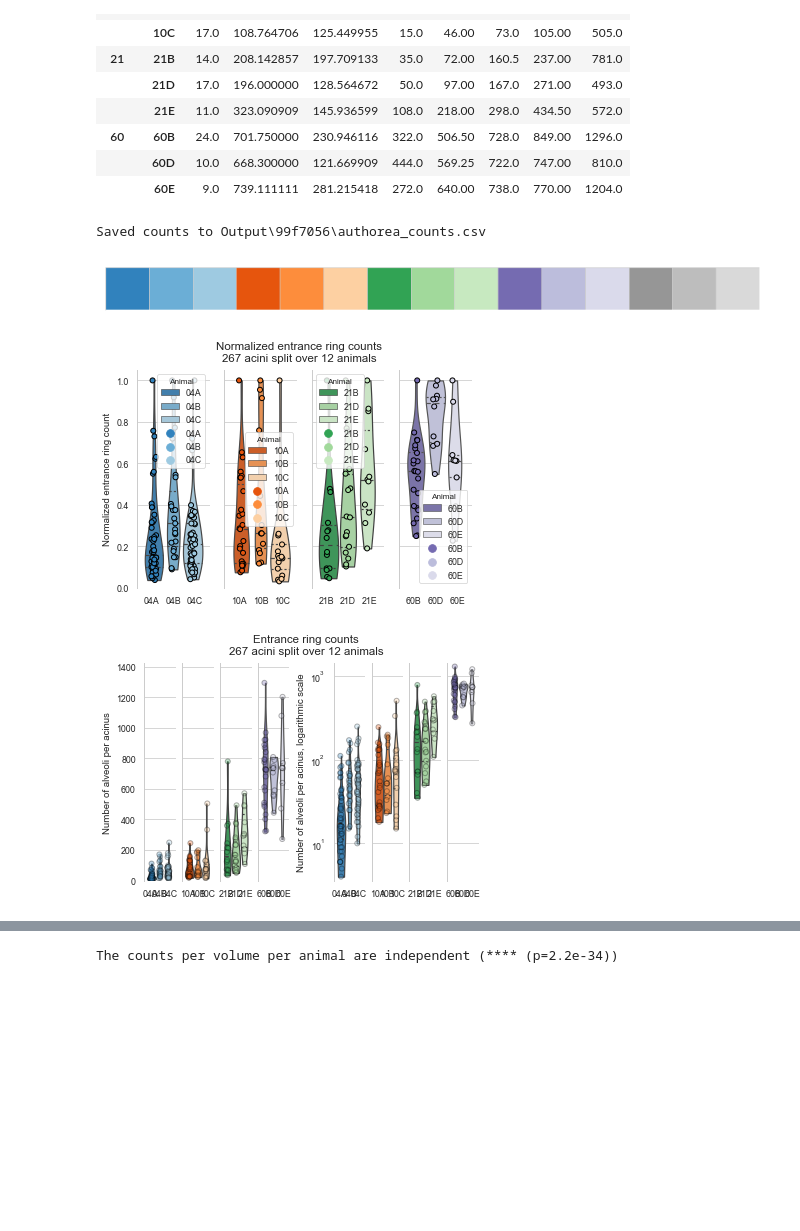
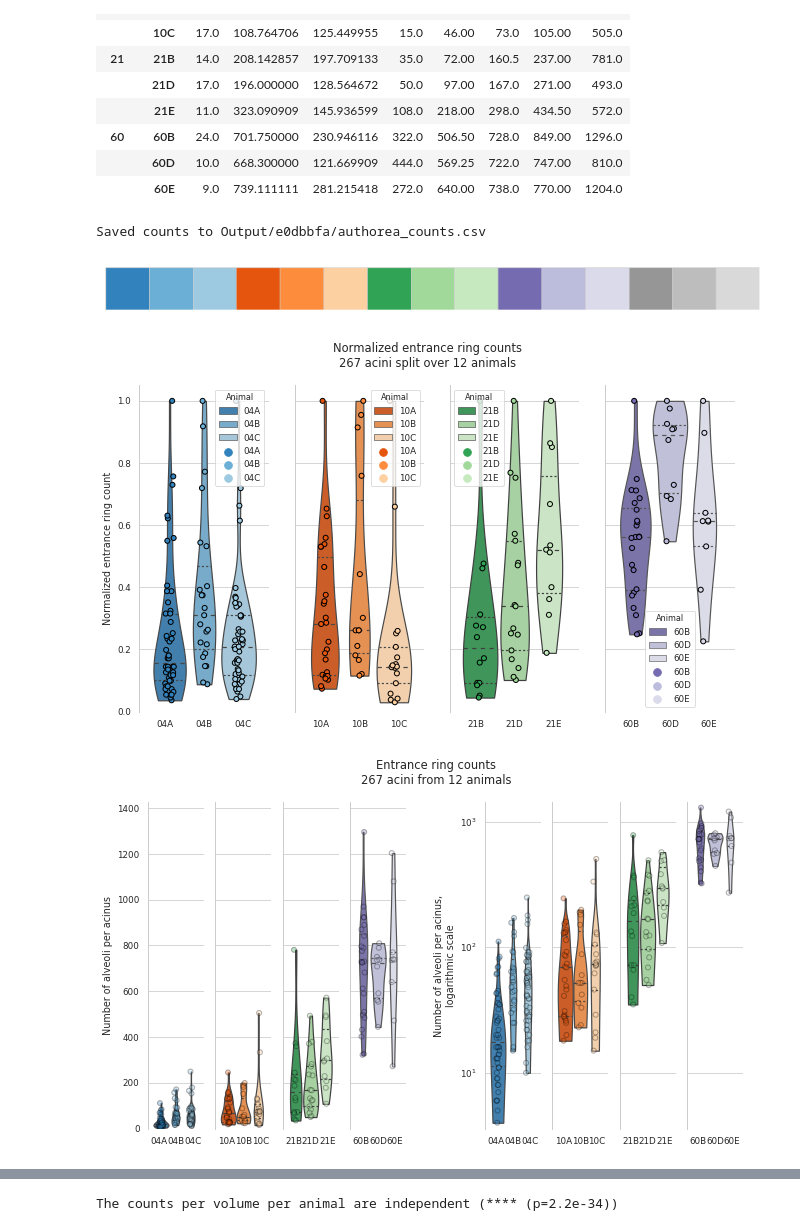
Before and after one commit to habi/acinar-analysis, a Jupyter notebook: Analysis.ipynb, the cells around one changed output, grey strips where cells are left out. Cells and saved outputs as stored; diff of their text form; code cells hidden in the pictures; blank space fills up the shorter version.

Commit message:
Mostly cosmetics; Another effort at finalizing
We go through the notebook step by step and correct cosmetics,
homologize plots and try to reach a submittable state of the manuscript.

```diff
--- a/Analysis.ipynb
+++ b/Analysis.ipynb
@@ -28,10 +25,15 @@ seaborn.set_context("paper")
 # %%
 # Display all images in b&w and with no interpolation
 plt.rc('image', cmap='gray', interpolation='none')
+# Size up figures a bit
+plt.rcParams['figure.figsize'] = (16 / 1.5, 9 / 1.5)
 # Save (PNG) images with a higher DPI, since Authorea cannot import PDFs...
 plt.rcParams['savefig.dpi'] = 300
 # Despine all the plots (nearly equal to "seaborn.despine(offset=10, trim=True, bottom=True)")
-plt.rc("axes.spines", top=False, right=False, bottom=False)
+plt.rc("axes.spines",
+       top=False,
+       right=False,
+       bottom=False)
 # %% [markdown]
 Define us some functions.
 # %%
@@ -360,7 +362,8 @@ print('a significance of %s.' % significance(p_value))
 A T-test of day 60C against the others gives a difference with a significance of **** (p=8.1e-06).
 # %%
 # Based on the statiscial reasoning above, we can thus drop day 60C
-Data.drop(Data[Data['Animal'] == '60C'].index, inplace=True)
+Data.drop(Data[Data['Animal'] == '60C'].index,
+          inplace=True)
 print('After dropping day 60C, we have %s acini in our analysis' % len(Data))
 # %% [output]
 After dropping day 60C, we have 267 acini in our analysis
@@ -409,11 +418,26 @@ Data.groupby(by=['Day', 'Animal'])['Counts_Eveline'].describe()
 # %%
 # Save the counts per animal to CSV (for an Authorea table)
 outfile = 'authorea_counts.csv'
-out = Data.groupby(by=['Day', 'Animal'])['Counts_Eveline'].describe()[['count', 'mean', 'std', 'min', 'max']]
-out.to_csv(os.path.join(OutputDir, outfile), float_format='%0.2f')
-print('\nSaved counts to', os.path.join(OutputDir, outfile))
+out = Data.groupby(by='Animal')['Counts_Eveline'].describe()[['count',
+                                                              'mean',
+                                                              'std',
+                                                              'min',
+                                                              'max']]
+# Force some columns to be 'int' for display reasons
+# https://stackoverflow.com/a/28648923/323100
+out = out.astype({'count': int, 'min': int, 'max': int})
+out.to_csv(os.path.join(OutputDir,
+                        outfile),
+           float_format='%0.2f',
+           header=['Assessed acini',
+                   'Average',
+                   'STD',
+                   'Minimum',
+                   'Maximum'])
+print('\nSaved counts to',
+      os.path.join(OutputDir, outfile))
 # %% [output]
-Saved counts to Output\99f7056\authorea_counts.csv
+Saved counts to Output/e0dbbfa/authorea_counts.csv
 # %%
 # Normalize the counts to the biggest count per animal
 Data['Counts_Eveline_normalized'] = numpy.nan
@@ -457,14 +481,11 @@ for c, d in enumerate(sorted(pandas.unique(Data.Day))):
         plt.ylabel('Normalized entrance ring count')
 plt.suptitle('Normalized entrance ring counts\n%s acini split over %s animals' % (len(Data),
                                                                                   len(pandas.unique(Data.Animal))))
-# seaborn.despine(offset=10, trim=True, bottom=True)
-plt.savefig(os.path.join(OutputDir, 'entrance-ring-counts-normalized.png'))
 plt.show()
 # %% [output]
-[figure, old version]
+[figure, new version]
 # %%
 # Let's look at the counts from Eveline
-# As per request of Johannes we show both the linear and logarithmic plot side by side
 for c, d in enumerate(sorted(pandas.unique(Data.Day))):
     plt.subplot(1, 2* len(pandas.unique(Data.Day)) + 1, c + 1)
     bxplt = seaborn.violinplot(data=Data.loc[Data.Day == d], x='Day', y='Counts_Eveline',
@@ -487,38 +508,37 @@ for c, d in enumerate(sorted(pandas.unique(Data.Day))):
         plt.gca().set_yticklabels([])
     else:
         plt.ylabel('Number of alveoli per acinus')
 
 for c, d in enumerate(sorted(pandas.unique(Data.Day))):
     plt.subplot(1, 2 * len(pandas.unique(Data.Day)) + 1, len(pandas.unique(Data.Day)) + c + 2)
     bxplt = seaborn.violinplot(data=Data.loc[Data.Day == d], x='Day', y='Counts_Eveline',
                                hue='Animal',
                                # Because the animals are preferentially sorted on the beamtime name, we have
                                # to jump through the hoop below and sort the hues on the 'Animal' in addition
                                # to what we did for Evelines counts where all the data is in *one* folder
                                # Just comment the next line to see the difference (a correct plot, but ugly sort :)
                                hue_order=sorted(pandas.unique(Data.loc[Data.Day == d]['Animal'])),
                                palette=ourpalette, cut=0, inner='quartiles')
     swrmplt = seaborn.stripplot(data=Data.loc[Data.Day == d], x='Day', y='Counts_Eveline', hue='Animal', jitter=True,
                                 hue_order=sorted(pandas.unique(Data.loc[Data.Day == d]['Animal'])),
                                 dodge=True, linewidth=1, palette=ourpalette, edgecolor='k', alpha=0.309)
     plt.gca().get_legend().remove()
     plt.ylim([numpy.min(Data.Counts_Eveline.min()) * 0.9,
               numpy.max(Data.Counts_Eveline.max()) * 1.1])
     plt.gca().set_yscale('log')
     plt.xticks(numpy.arange(-0.3, 0.6, 0.3), sorted(Data[Data.Day==d].Animal.unique()))
     plt.xlabel('')
     if c:
         plt.ylabel('')
         plt.gca().set_yticklabels([])
     else:
-        plt.ylabel('Number of alveoli per acinus, logarithmic scale')
-plt.suptitle('Entrance ring counts\n%s acini split over %s animals' % (len(Data),
-                                                                       len(pandas.unique(Data.Animal))))
-# seaborn.despine(offset=10, trim=True, bottom=True)
+        plt.ylabel('Number of alveoli per acinus,\nlogarithmic scale')
+plt.suptitle('Entrance ring counts\n%s acini from %s animals' % (len(Data),
+                                                                 len(pandas.unique(Data.Animal))))
 plt.savefig(os.path.join(OutputDir, 'Fig02-entrance-ring-count.png'))
 plt.show()
 # %% [output]
-[figure, old version]
+[figure, new version]
 # %%
 # Are the 'entrance ring counts' normally distributed?
 # Let's perform the Shapiro-Wilk test for normality.
```
Also changed, not shown: parts of 44 cells of this notebook.
